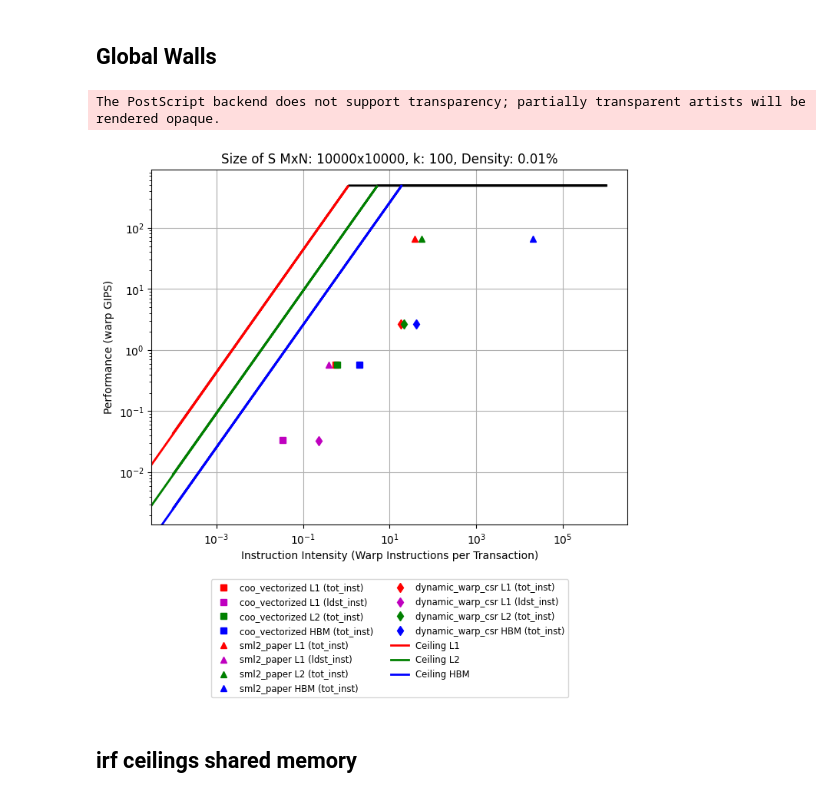
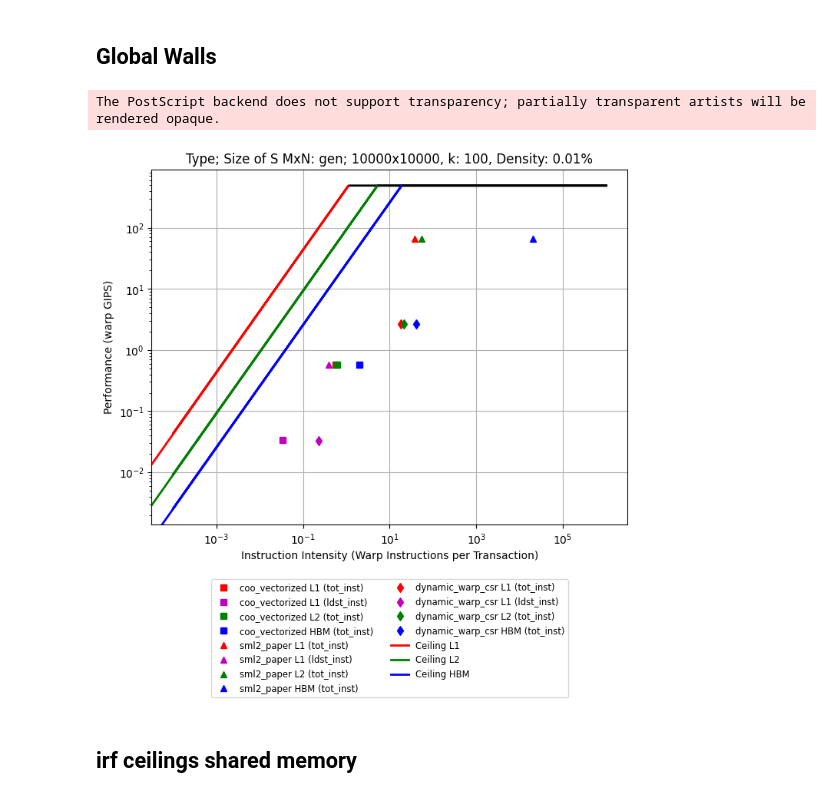
Before and after one commit to ericschreiber/DPHPC23-SmokyRhino, a Jupyter notebook: roofline_plots.ipynb, the cells around one changed output. Cells and saved outputs as stored; diff of their text form; code cells hidden in the pictures.

```diff
--- a/roofline_plots.ipynb
+++ b/roofline_plots.ipynb
@@ -228,35 +228,35 @@ for (name, mi, ei, rt, shape) in data:
 
 plt.loglog(x, ceiling2, 'k-', linewidth=2)
 plt.loglog(newx2, ceiling21, 'r-', label='Ceiling L1', linewidth=2)
 
 plt.loglog(x, ceiling4, 'k-', linewidth=2)
 plt.loglog(newx4, ceiling42, 'g-', label='Ceiling L2', linewidth=2)
 
 plt.loglog(x, ceiling1, 'k-', linewidth=2)
 plt.loglog(newx1, ceiling12, 'b-', label='Ceiling HBM', linewidth=2)
 
 
 
 
 # Additional plot settings
 plt.xlabel('Instruction Intensity (Warp Instructions per Transaction)')
 plt.ylabel('Performance (warp GIPS)')
 if len(data) > 1:
     plt.legend(loc = "lower center", bbox_to_anchor=(0.5, -0.5), fontsize='small', ncol=2)
 else:
     plt.legend()
 
 plt.grid(True)
 
 final_names = "__".join(implementation_names)
 
-plt.title("Size of S MxN: 10000x10000, k: 100, Density: 0.01%")
+plt.title("Type; Size of S MxN: gen; 10000x10000, k: 100, Density: 0.01%")
 plt.savefig(save_dir + "/" + final_names + "__global_walls.png",  bbox_inches='tight', format = "png")
 plt.savefig(save_dir + "/" + final_names + "__global_walls.eps",  bbox_inches='tight', format = "eps")
 plt.show()
 # %% [output]
 The PostScript backend does not support transparency; partially transparent artists will be rendered opaque.
-[figure, old version]
+[figure, new version]
 # %% [markdown]
 ## irf ceilings shared memory
 # %%
```
Also changed, not shown: 1 other file.
